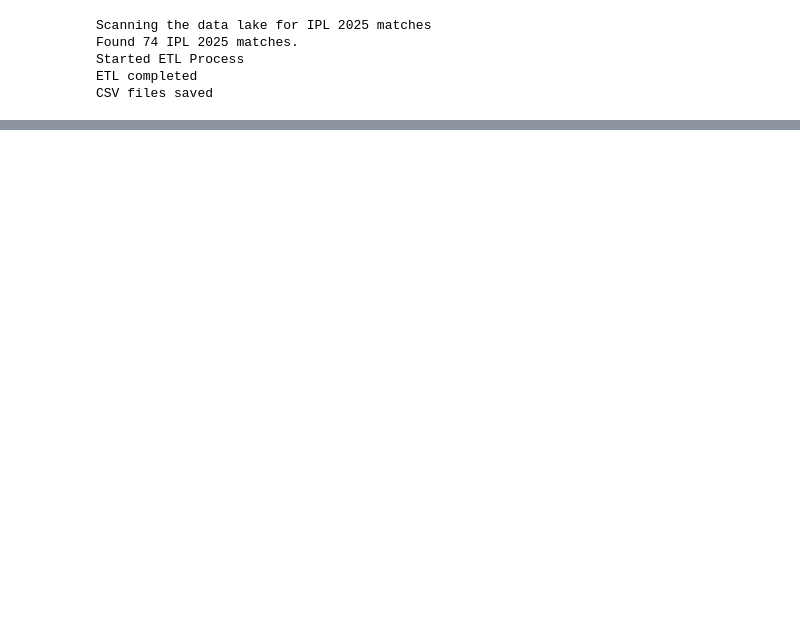
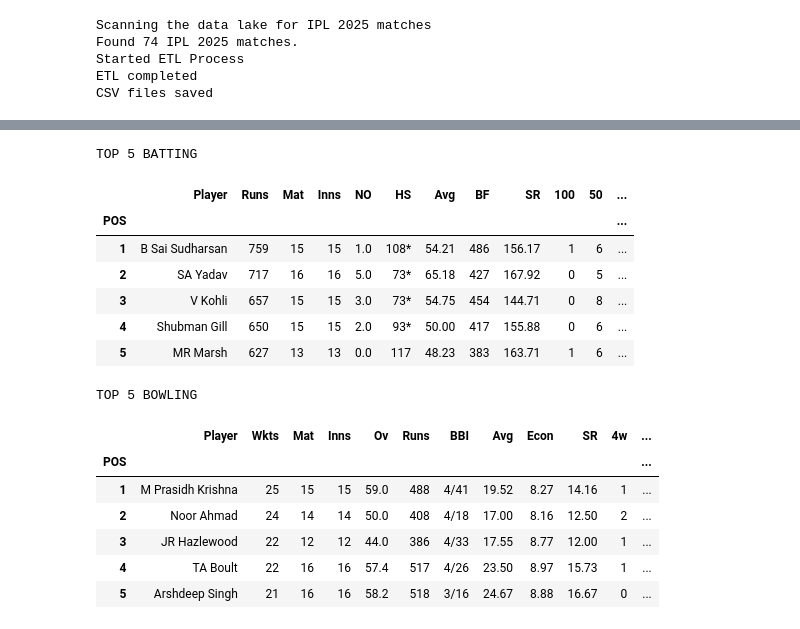
Before and after one commit to AnwHus007/IPL-2025-PBI, a Jupyter notebook: IPL_2025.ipynb, the cells around one changed output, grey strips where cells are left out. Cells and saved outputs as stored; diff of their text form; code cells hidden in the pictures; blank space fills up the shorter version.

```diff
--- a/IPL_2025.ipynb
+++ b/IPL_2025.ipynb
@@ -273,0 +489,24 @@ Players Table Preview:
+# %%
+# Display the DataFrames
+print("\nTOP 5 BATTING")
+display(batting_top5)
+
+print("\nTOP 5 BOWLING")
+display(bowling_top5)
+# %% [output]
+TOP 5 BATTING
+|  | Player | Runs | Mat | Inns | NO | HS | Avg | BF | SR | 100 | 50 | ... |
+| POS |  |  |  |  |  |  |  |  |  |  |  | ... |
+| 1 | B Sai Sudharsan | 759 | 15 | 15 | 1.0 | 108* | 54.21 | 486 | 156.17 | 1 | 6 | ... |
+| 2 | SA Yadav | 717 | 16 | 16 | 5.0 | 73* | 65.18 | 427 | 167.92 | 0 | 5 | ... |
+| 3 | V Kohli | 657 | 15 | 15 | 3.0 | 73* | 54.75 | 454 | 144.71 | 0 | 8 | ... |
+| 4 | Shubman Gill | 650 | 15 | 15 | 2.0 | 93* | 50.00 | 417 | 155.88 | 0 | 6 | ... |
+| 5 | MR Marsh | 627 | 13 | 13 | 0.0 | 117 | 48.23 | 383 | 163.71 | 1 | 6 | ... |
+TOP 5 BOWLING
+|  | Player | Wkts | Mat | Inns | Ov | Runs | BBI | Avg | Econ | SR | 4w | ... |
+| POS |  |  |  |  |  |  |  |  |  |  |  | ... |
+| 1 | M Prasidh Krishna | 25 | 15 | 15 | 59.0 | 488 | 4/41 | 19.52 | 8.27 | 14.16 | 1 | ... |
+| 2 | Noor Ahmad | 24 | 14 | 14 | 50.0 | 408 | 4/18 | 17.00 | 8.16 | 12.50 | 2 | ... |
+| 3 | JR Hazlewood | 22 | 12 | 12 | 44.0 | 386 | 4/33 | 17.55 | 8.77 | 12.00 | 1 | ... |
+| 4 | TA Boult | 22 | 16 | 16 | 57.4 | 517 | 4/26 | 23.50 | 8.97 | 15.73 | 1 | ... |
+| 5 | Arshdeep Singh | 21 | 16 | 16 | 58.2 | 518 | 3/16 | 24.67 | 8.88 | 16.67 | 0 | ... |
```
Also changed, not shown: parts of 10 cells of this notebook.
